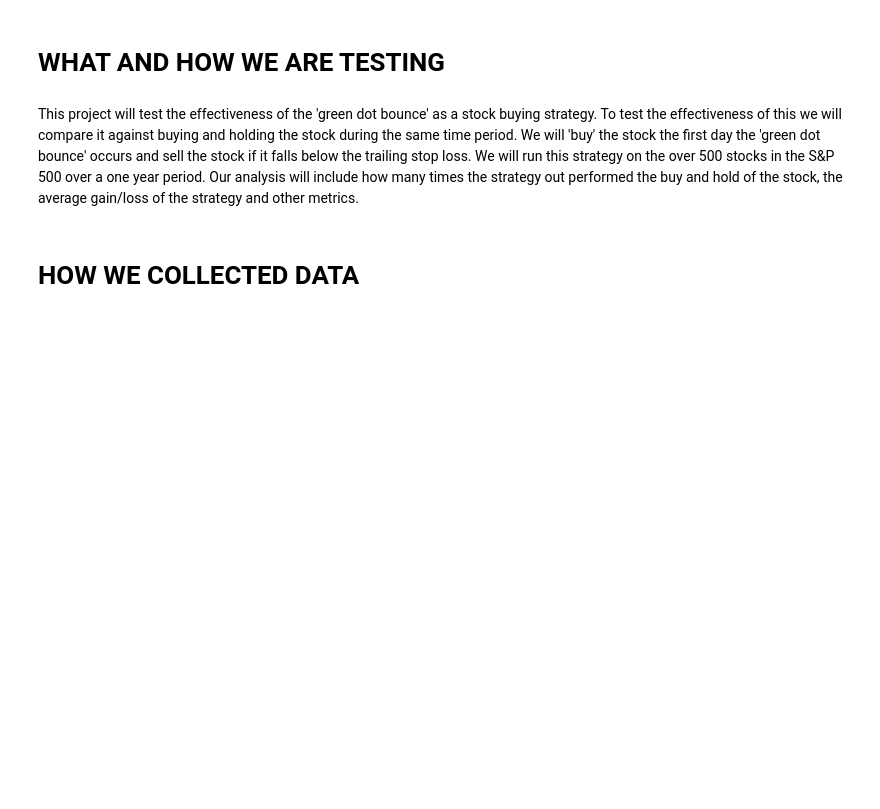
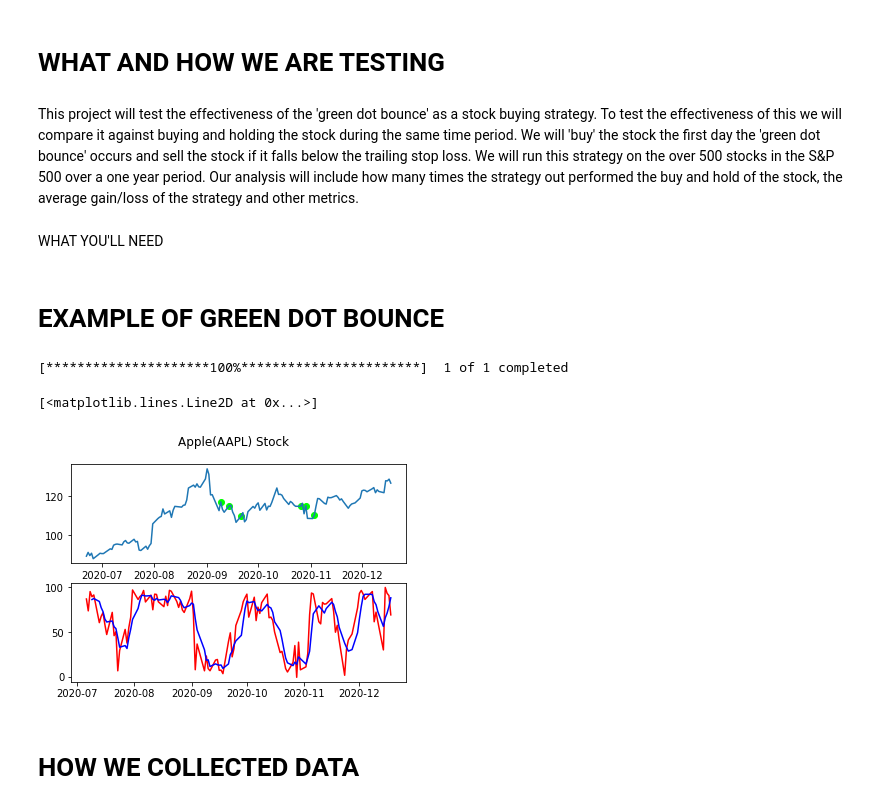
Before and after one commit to wreidv/finalTutorial, a Jupyter notebook: finalTutorialPeletskiReid.ipynb, the cells around one changed output. Saved outputs shown, nothing was run; the diff lists cells and outputs as text; code cells hidden in the pictures; blank space fills up the shorter version.

```diff
--- a/finalTutorialPeletskiReid.ipynb
+++ b/finalTutorialPeletskiReid.ipynb
@@ -17,3 +17,5 @@ The finance class also strongly suggested to use a trailing stop loss in order t
 # WHAT AND HOW WE ARE TESTING
 # %% [markdown]
 This project will test the effectiveness of the 'green dot bounce' as a stock buying strategy. To test the effectiveness of this we will compare it against buying and holding the stock during the same time period. We will 'buy' the stock the first day the 'green dot bounce' occurs and sell the stock if it falls below the trailing stop loss. We will run this strategy on the over 500 stocks in the S&P 500 over a one year period. Our analysis will include how many times the strategy out performed the buy and hold of the stock, the average gain/loss of the strategy and other metrics.
+# %% [markdown]
+WHAT YOU'LL NEED
@@ -20,3 +33,33 @@ This project will test the effectiveness of the 'green dot bounce' as a stock bu
+# %% [markdown]
+# EXAMPLE OF GREEN DOT BOUNCE
+# %%
+now = dt.datetime.now()
+start = dt.datetime(now.year, now.month-6, now.day)
+df = pdr.get_data_yahoo('AAPL', start, now) # Use Apple for example
+
+# Calculate the rolling high and low of past 10 days
+df['L10'] = df['Low'].rolling(window=10).min()
+df['H10'] = df['High'].rolling(window=10).max()
+
+# Calculate %K and %D (part of stochastic measure)
+df['%K'] = 100*((df['Adj Close'] - df['L10']) / (df['H10'] - df['L10']))
+df['%D'] = df['%K'].rolling(window=4).mean()
+
+# Calculate boolean value of green dot bounce
+df['GDBool'] = ((df['%K'] > df['%D']) & (df['%K'].shift(1) < df['%D'].shift(1))) & (df['%D'] < 25)
+# Put the price of stock if green dot bounce happens
+df.loc[df['GDBool'], 'GDB'] = df['Adj Close']
+
+fig, axs = plt.subplots(2)
+fig.suptitle('Apple(AAPL) Stock')
+axs[0].plot(df.index, df['Adj Close']) # Plot price of the stock
+axs[0].scatter(df.index, df['GDB'], color='lime') # Plot the green dot bounce
+axs[1].plot(df.index, df['%K'], color='red') # The %K line
+axs[1].plot(df.index, df['%D'], color='blue') # The %D line (rolling avg of %K)
+# %% [output]
+[*********************100%***********************]  1 of 1 completed
+[<matplotlib.lines.Line2D at 0x...>]
+[figure, added]
 # %% [markdown]
 # HOW WE COLLECTED DATA
 # %% [markdown]
```
Also changed, not shown: parts of 3 cells of this notebook.
